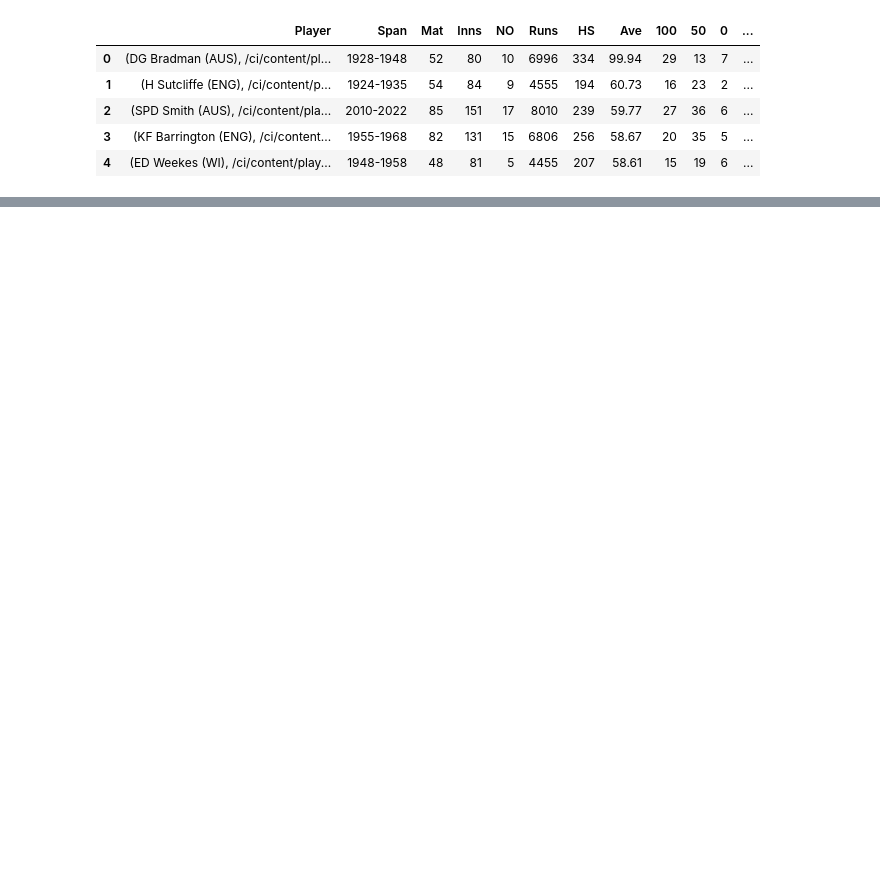
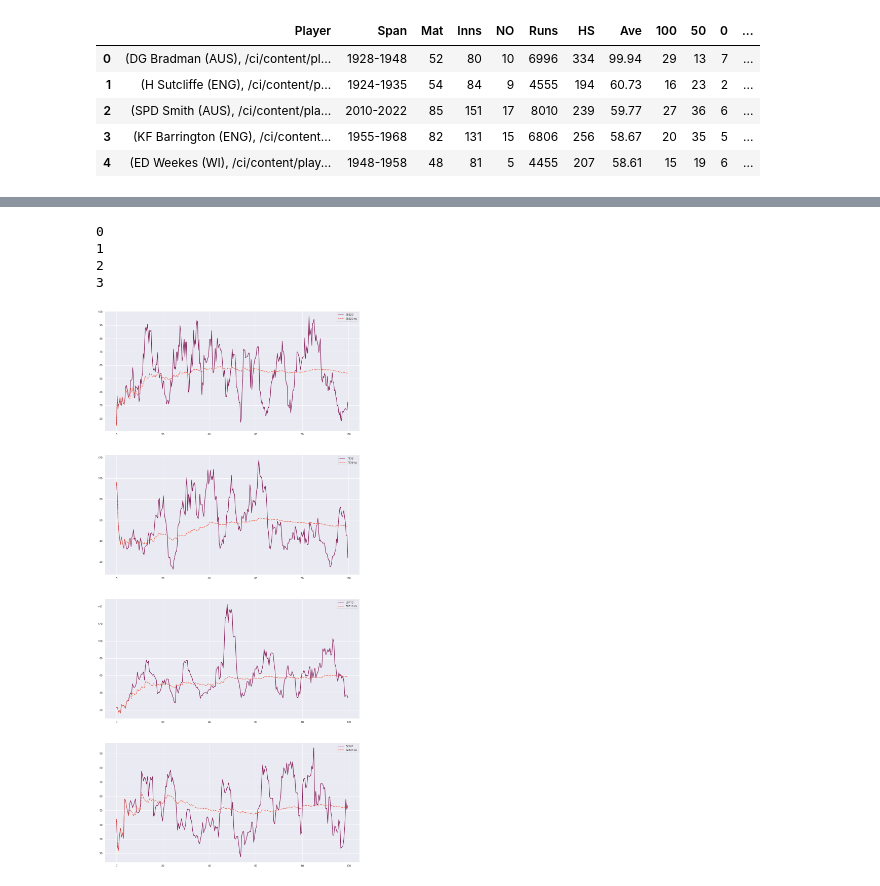
Before and after one commit to abhiramjoshi/cricket_analysis, a Jupyter notebook: codebase/Kohli/kohli_analysis.ipynb, the cells around one changed output, grey strips where cells are left out. Cells and saved outputs as stored; diff of their text form; code cells hidden in the pictures; blank space fills up the shorter version.

```diff
--- a/codebase/Kohli/kohli_analysis.ipynb
+++ b/codebase/Kohli/kohli_analysis.ipynb
@@ -448,0 +407,12 @@ for player in top_players.Player:
+# %%
+fig, ax1 = plt.subplots(nrows=combined_df.shape[1]//2, figsize=(18, combined_df.shape[1]*5))
+sns.set_theme()
+for i in range(combined_df.shape[1]//2):
+    print(i)
+    sns.lineplot(data = combined_df.iloc[:, [i, i+4]], sort = False, ax=ax1[i], palette='rocket', lw=2)
+# %% [output]
+0
+1
+2
+3
+[figure, added]
```
Also changed, not shown: parts of 43 cells of this notebook.
